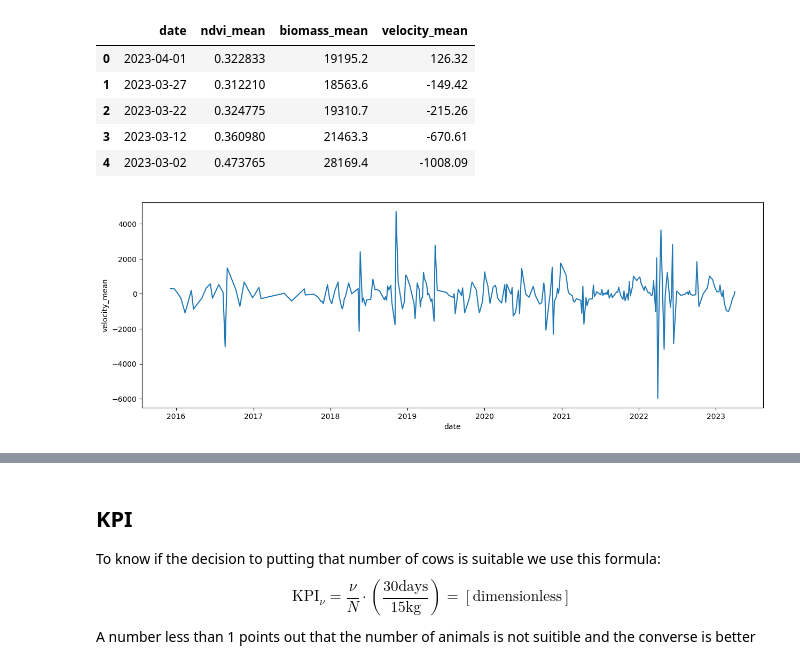
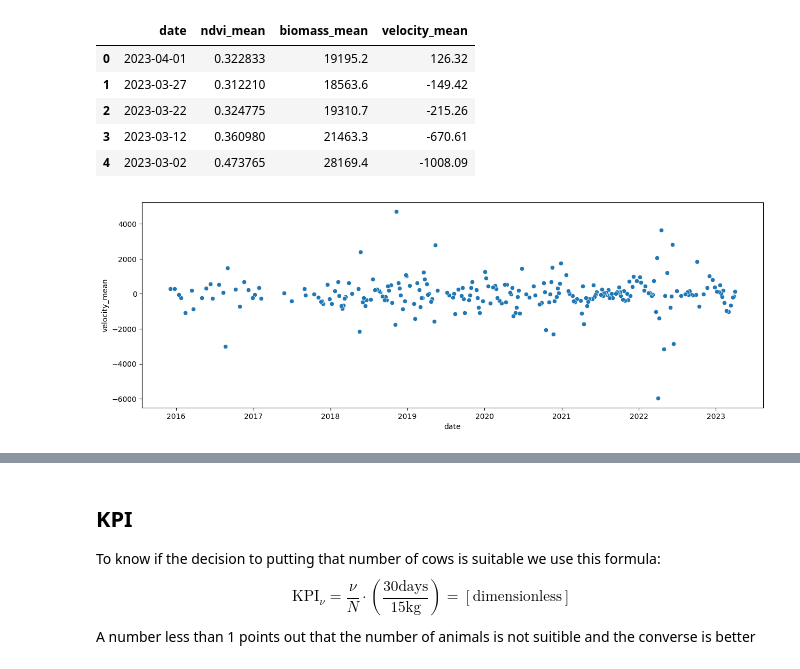
Before and after one commit to jpradas1/BASTO_project, a Jupyter notebook: Analysis.ipynb, the cells around one changed output, grey strips where cells are left out. Saved outputs shown, nothing was run; the diff lists cells and outputs as text; code cells hidden in the pictures.

```diff
--- a/Analysis.ipynb
+++ b/Analysis.ipynb
@@ -252,7 +252,7 @@ df_ndvi.head()
 | 4 | 2023-03-02 | 0.473765 | 28169.4 | -1008.09 |
 # %%
 plt.figure(figsize=(15,5))
-sns.lineplot(x='date', y='velocity_mean', data=df_ndvi[['date', 'velocity_mean']])
+sns.scatterplot(x='date', y='velocity_mean', data=df_ndvi[['date', 'velocity_mean']])
 plt.show()
 # %% [output]
-[figure, old version]
+[figure, new version]
```
Also changed, not shown: parts of 2 cells of this notebook.
